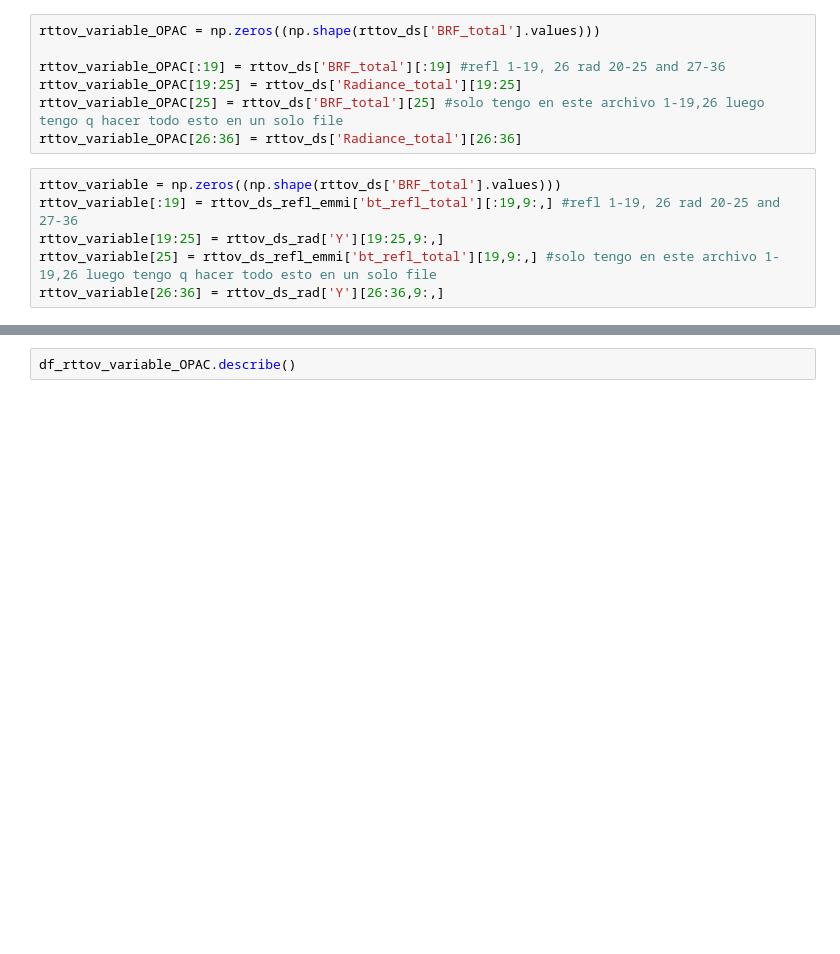
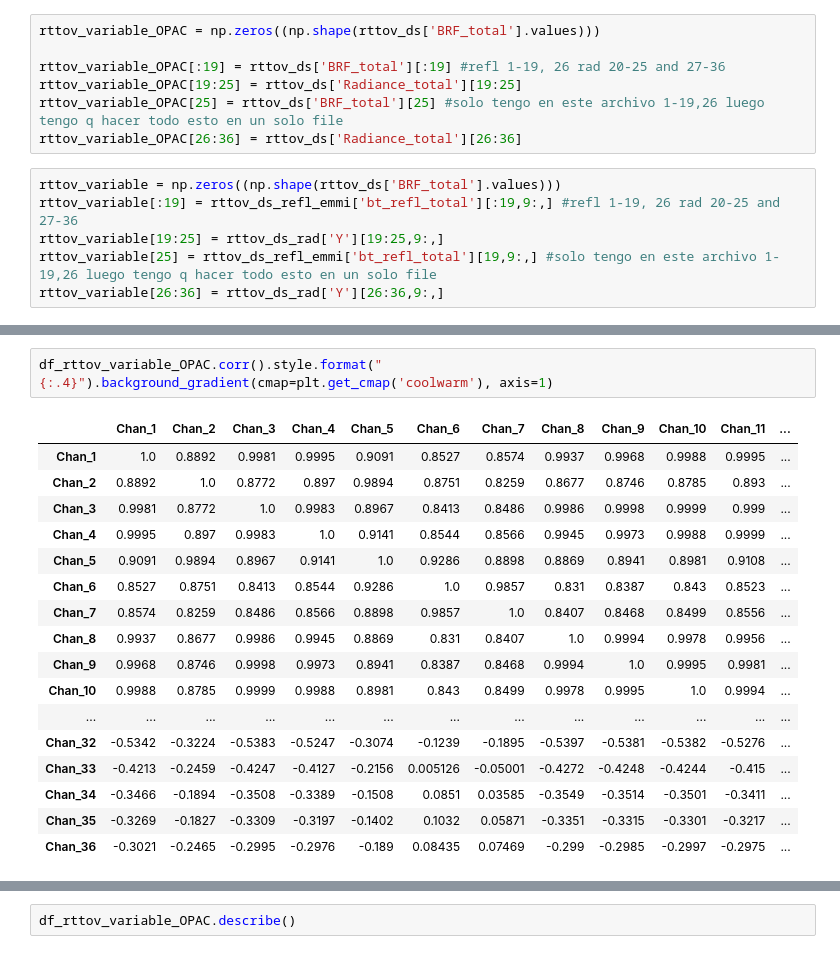
Before and after one commit to jesseniagonzalezv/ICON_RTTOV, a Jupyter notebook: code_test/Untitled1.ipynb, the cells around one changed output, grey strips where cells are left out. Saved outputs shown, nothing was run; the diff lists cells and outputs as text; blank space fills up the shorter version.

```diff
--- a/code_test/Untitled1.ipynb
+++ b/code_test/Untitled1.ipynb
@@ -94,0 +216,20 @@ df_rttov_variable_OPAC.head()
+# %%
+df_rttov_variable_OPAC.corr().style.format("{:.4}").background_gradient(cmap=plt.get_cmap('coolwarm'), axis=1)
+# %% [output]
+|  | Chan_1 | Chan_2 | Chan_3 | Chan_4 | Chan_5 | Chan_6 | Chan_7 | Chan_8 | Chan_9 | Chan_10 | Chan_11 | ... |
+| Chan_1 | 1.0 | 0.8892 | 0.9981 | 0.9995 | 0.9091 | 0.8527 | 0.8574 | 0.9937 | 0.9968 | 0.9988 | 0.9995 | ... |
+| Chan_2 | 0.8892 | 1.0 | 0.8772 | 0.897 | 0.9894 | 0.8751 | 0.8259 | 0.8677 | 0.8746 | 0.8785 | 0.893 | ... |
+| Chan_3 | 0.9981 | 0.8772 | 1.0 | 0.9983 | 0.8967 | 0.8413 | 0.8486 | 0.9986 | 0.9998 | 0.9999 | 0.999 | ... |
+| Chan_4 | 0.9995 | 0.897 | 0.9983 | 1.0 | 0.9141 | 0.8544 | 0.8566 | 0.9945 | 0.9973 | 0.9988 | 0.9999 | ... |
+| Chan_5 | 0.9091 | 0.9894 | 0.8967 | 0.9141 | 1.0 | 0.9286 | 0.8898 | 0.8869 | 0.8941 | 0.8981 | 0.9108 | ... |
+| Chan_6 | 0.8527 | 0.8751 | 0.8413 | 0.8544 | 0.9286 | 1.0 | 0.9857 | 0.831 | 0.8387 | 0.843 | 0.8523 | ... |
+| Chan_7 | 0.8574 | 0.8259 | 0.8486 | 0.8566 | 0.8898 | 0.9857 | 1.0 | 0.8407 | 0.8468 | 0.8499 | 0.8556 | ... |
+| Chan_8 | 0.9937 | 0.8677 | 0.9986 | 0.9945 | 0.8869 | 0.831 | 0.8407 | 1.0 | 0.9994 | 0.9978 | 0.9956 | ... |
+| Chan_9 | 0.9968 | 0.8746 | 0.9998 | 0.9973 | 0.8941 | 0.8387 | 0.8468 | 0.9994 | 1.0 | 0.9995 | 0.9981 | ... |
+| Chan_10 | 0.9988 | 0.8785 | 0.9999 | 0.9988 | 0.8981 | 0.843 | 0.8499 | 0.9978 | 0.9995 | 1.0 | 0.9994 | ... |
+| ... | ... | ... | ... | ... | ... | ... | ... | ... | ... | ... | ... | ... |
+| Chan_32 | -0.5342 | -0.3224 | -0.5383 | -0.5247 | -0.3074 | -0.1239 | -0.1895 | -0.5397 | -0.5381 | -0.5382 | -0.5276 | ... |
+| Chan_33 | -0.4213 | -0.2459 | -0.4247 | -0.4127 | -0.2156 | 0.005126 | -0.05001 | -0.4272 | -0.4248 | -0.4244 | -0.415 | ... |
+| Chan_34 | -0.3466 | -0.1894 | -0.3508 | -0.3389 | -0.1508 | 0.0851 | 0.03585 | -0.3549 | -0.3514 | -0.3501 | -0.3411 | ... |
+| Chan_35 | -0.3269 | -0.1827 | -0.3309 | -0.3197 | -0.1402 | 0.1032 | 0.05871 | -0.3351 | -0.3315 | -0.3301 | -0.3217 | ... |
+| Chan_36 | -0.3021 | -0.2465 | -0.2995 | -0.2976 | -0.189 | 0.08435 | 0.07469 | -0.299 | -0.2985 | -0.2997 | -0.2975 | ... |
```
Also changed, not shown: parts of 25 cells of this notebook, 4 other files.
